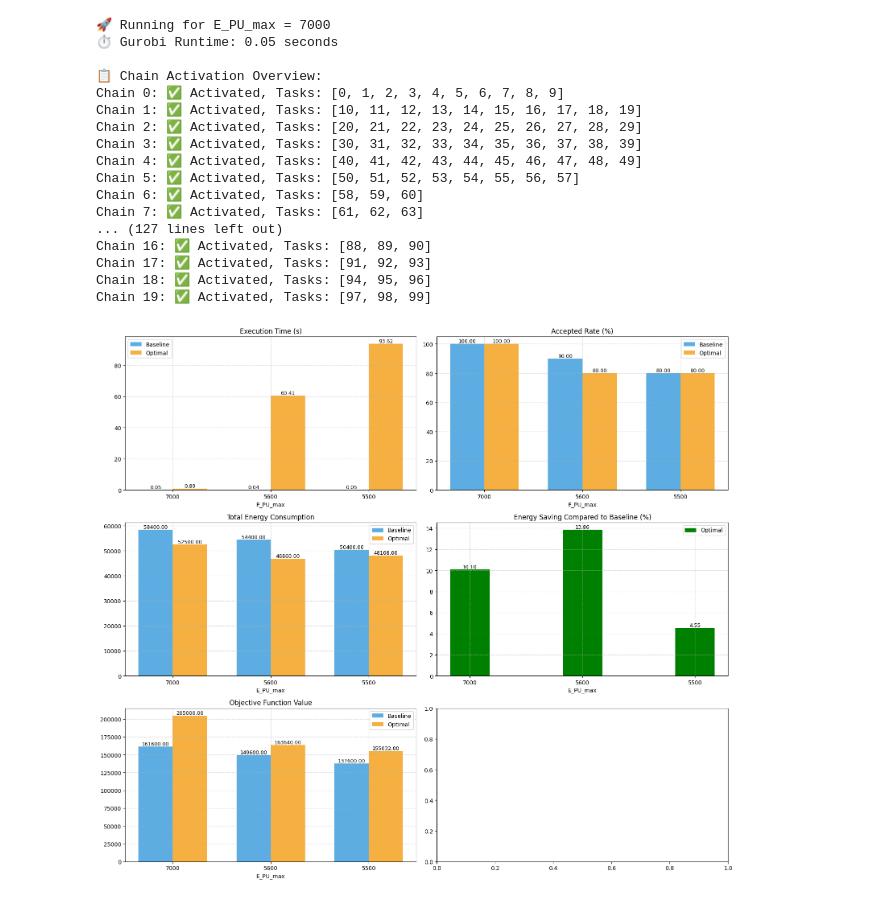
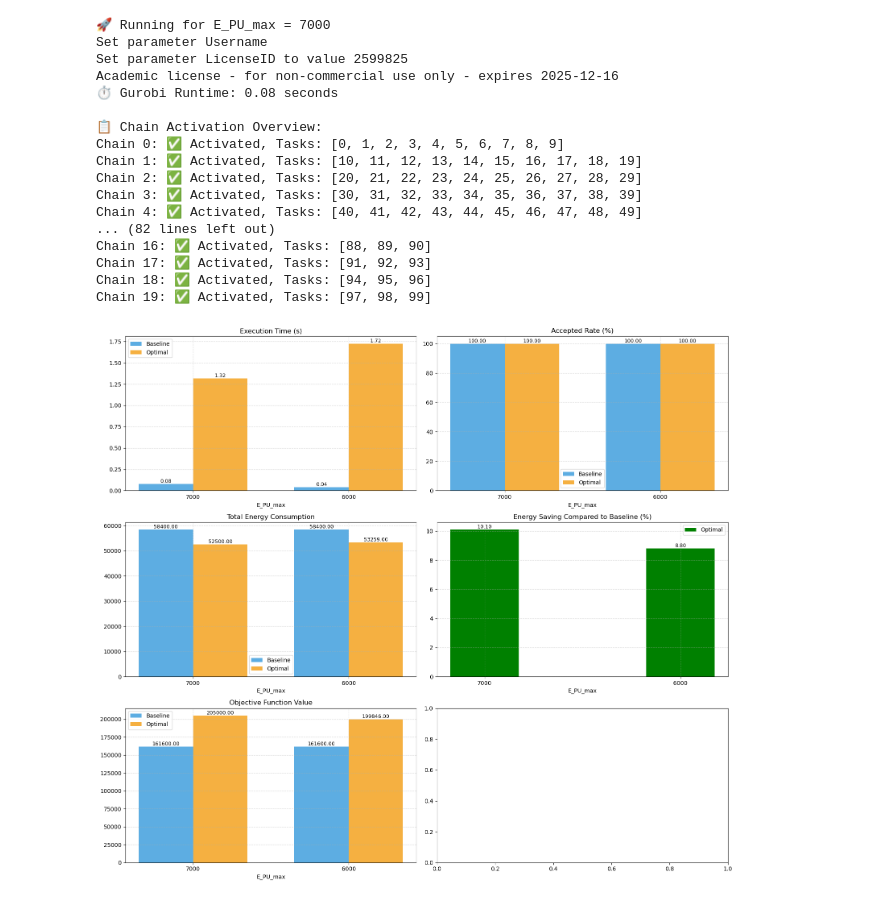
Before and after one commit to shuyangtian/Master_Arbeit, a Jupyter notebook: one.ipynb, the cells around one changed output. Cells and saved outputs as stored; diff of their text form; code cells hidden in the pictures.

```diff
--- a/one.ipynb
+++ b/one.ipynb
@@ -68,31 +68,8 @@ short_chain_ids = [k for k, v in chain_tasks.items() if len(v) <= 5]
 # 找出所有长链中的任务索引
 long_chain_tasks = [i for k, v in chain_tasks.items() if k not in short_chain_ids for i in v]
 
-def run_short_chain_only(alpha_1, alpha_2, alpha_3, E_PU_max_value=5200):
-    print(f"\n🔬 Testing ONLY Short Chains (E_PU_max={E_PU_max_value})")
-    result = run_gurobi_model(
-        alpha_1=alpha_1,
-        alpha_2=alpha_2,
-        alpha_3=alpha_3,
-        baseline=False,
-        E_PU_max=[E_PU_max_value] * m,
-        force_disable_tasks=long_chain_tasks  # 👈 下面需要支持这个参数
-    )
 
-    if result is None:
-        print("❌ Infeasible even with only short chains.")
-    else:
-        print(f"✅ Accepted Chains = {result['Accepted Chains']}, Objective = {result['Objective Value']:.2f}")
-        print("📋 Activated Chains:", result["Activated Chain List"])
-
-        for j, task_list in result["PU Task Assignment"].items():
-            print(f"PU {j}: Tasks = {task_list}")
-
-        for i, k in enumerate(result["Task Energy Levels"]):
-            if k >= 0:
-                print(f"Task {i}: y[i,k]={k}, Energy={E_levels[k]}")
-
-def run_gurobi_model(alpha_1, alpha_2, alpha_3, baseline=False, E_PU_max=None, force_disable_tasks=None):
+def run_gurobi_model(alpha_1, alpha_2, alpha_3, baseline=False, E_PU_max=None):
     model = gp.Model("MAF_Optimization")
     configure_model(model)
     if E_PU_max is None:
@@ -104,9 +81,7 @@ def run_gurobi_model(alpha_1, alpha_2, alpha_3, baseline=False, E_PU_max=None, f
     y = model.addVars(n, K, vtype=GRB.BINARY, name="y")
     z = model.addVars(num_chains, vtype=GRB.BINARY, name="z")
     E_PU = model.addVars(m, name="E_PU")
-    if force_disable_tasks is not None:
-        for i in force_disable_tasks:
-            model.addConstr(delta[i] == 0)
+
     if baseline:
         for i in range(n):
             model.addConstr(y[i, K - 1] == delta[i])
@@ -192,7 +167,8 @@ def run_gurobi_model(alpha_1, alpha_2, alpha_3, baseline=False, E_PU_max=None, f
         "Runtime": model.Runtime,
         "PU Task Assignment": pu_task_map,
         "Task Energy Levels": task_energy_levels,
-        "Activated Chain List": [1 if z[k].X > 0.5 else 0 for k in range(num_chains)]
+        "Activated Chain List": [1 if z[k].X > 0.5 else 0 for k in range(num_chains)],
+        "Total Chains": num_chains
     }
 # %%
 from collections import Counter
@@ -667,25 +579,25 @@ def plot_metrics_bar_charts(summary):
     plt.tight_layout()
     plt.show()
 # %%
-E_values = [7000,5600,5500]  # 举例，或自己定义更多点
+E_values = [7000,6000]  # 举例，或自己定义更多点
 summary = collect_metrics_across_E_PU_max(E_values)
 plot_metrics_bar_charts(summary)
 # %% [output]
 🚀 Running for E_PU_max = 7000
-⏱️ Gurobi Runtime: 0.05 seconds
+Set parameter Username
+Set parameter LicenseID to value 2599825
+Academic license - for non-commercial use only - expires 2025-12-16
+⏱️ Gurobi Runtime: 0.08 seconds
 
 📋 Chain Activation Overview:
 Chain 0: ✅ Activated, Tasks: [0, 1, 2, 3, 4, 5, 6, 7, 8, 9]
 Chain 1: ✅ Activated, Tasks: [10, 11, 12, 13, 14, 15, 16, 17, 18, 19]
 Chain 2: ✅ Activated, Tasks: [20, 21, 22, 23, 24, 25, 26, 27, 28, 29]
 Chain 3: ✅ Activated, Tasks: [30, 31, 32, 33, 34, 35, 36, 37, 38, 39]
 Chain 4: ✅ Activated, Tasks: [40, 41, 42, 43, 44, 45, 46, 47, 48, 49]
-Chain 5: ✅ Activated, Tasks: [50, 51, 52, 53, 54, 55, 56, 57]
-Chain 6: ✅ Activated, Tasks: [58, 59, 60]
-Chain 7: ✅ Activated, Tasks: [61, 62, 63]
-... (127 lines left out)
+... (82 lines left out)
 Chain 16: ✅ Activated, Tasks: [88, 89, 90]
 Chain 17: ✅ Activated, Tasks: [91, 92, 93]
 Chain 18: ✅ Activated, Tasks: [94, 95, 96]
 Chain 19: ✅ Activated, Tasks: [97, 98, 99]
-[figure, old version]
+[figure, new version]
```
Also changed, not shown: parts of 8 cells of this notebook, 6 other files.
